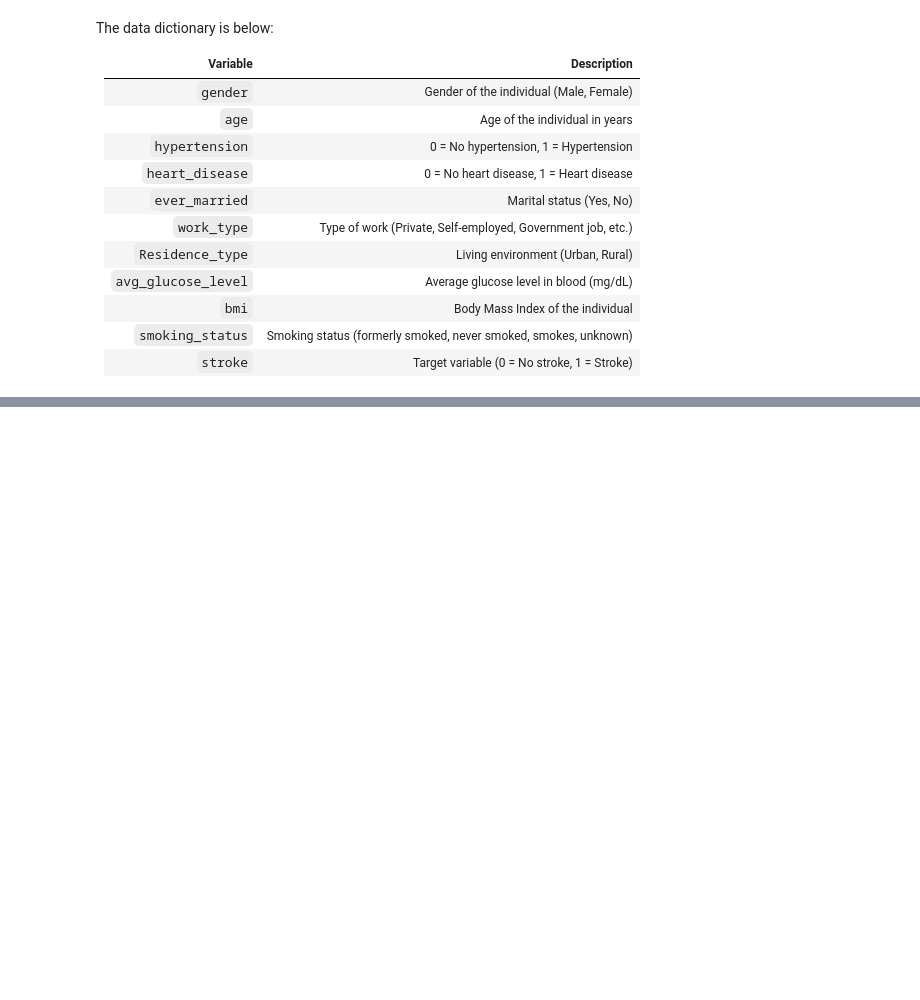
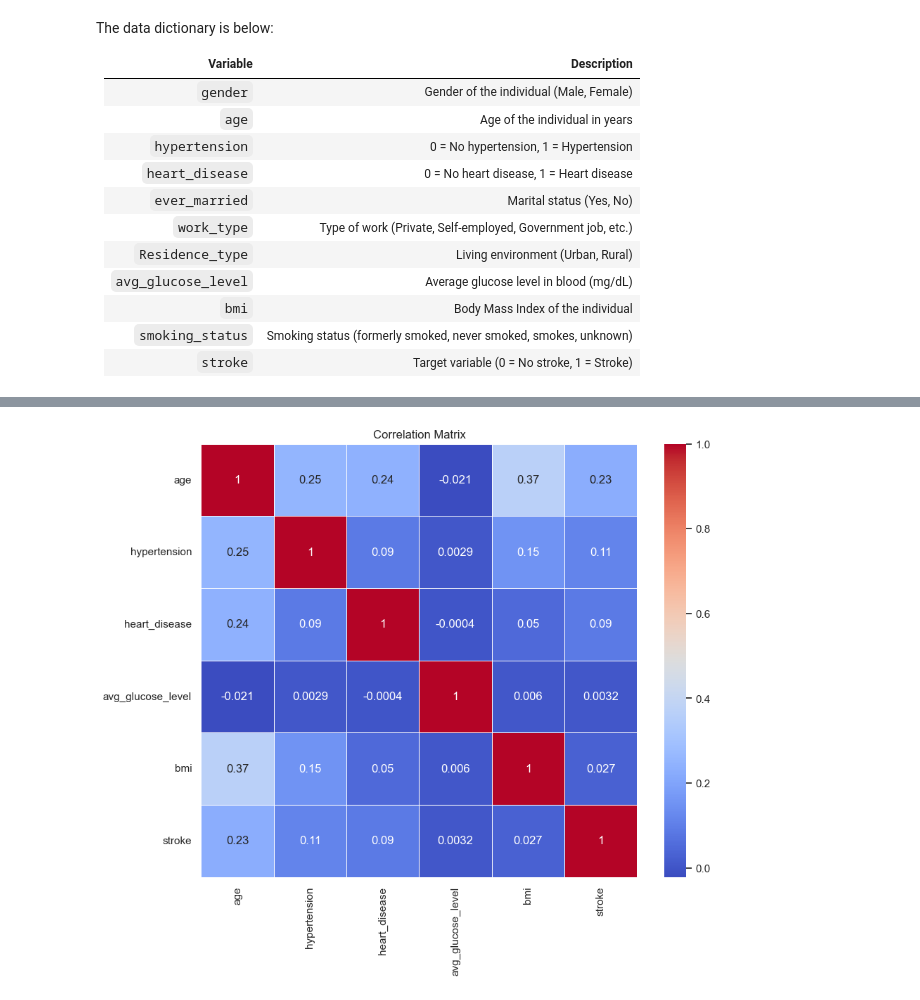
Before and after one commit to shashwatsinghds/BrainStrokeAnalysis, a Jupyter notebook: BrainStrokeAnalysis.ipynb, the cells around one changed output, grey strips where cells are left out. Cells and saved outputs as stored; diff of their text form; code cells hidden in the pictures; blank space fills up the shorter version.

```diff
--- a/BrainStrokeAnalysis.ipynb
+++ b/BrainStrokeAnalysis.ipynb
@@ -32,0 +135,11 @@ The data dictionary is below:
+# %%
+# Calculate the correlation matrix
+correlation_matrix = stroke_data_cleaned.corr()
+
+# Create a heatmap to visualize the correlation
+plt.figure(figsize=(10, 8))
+sns.heatmap(correlation_matrix, annot=True, cmap='coolwarm', linewidths=0.5)
+plt.title('Correlation Matrix')
+plt.show()
+# %% [output]
+[figure, added]
```
Also changed, not shown: parts of 24 cells of this notebook.
